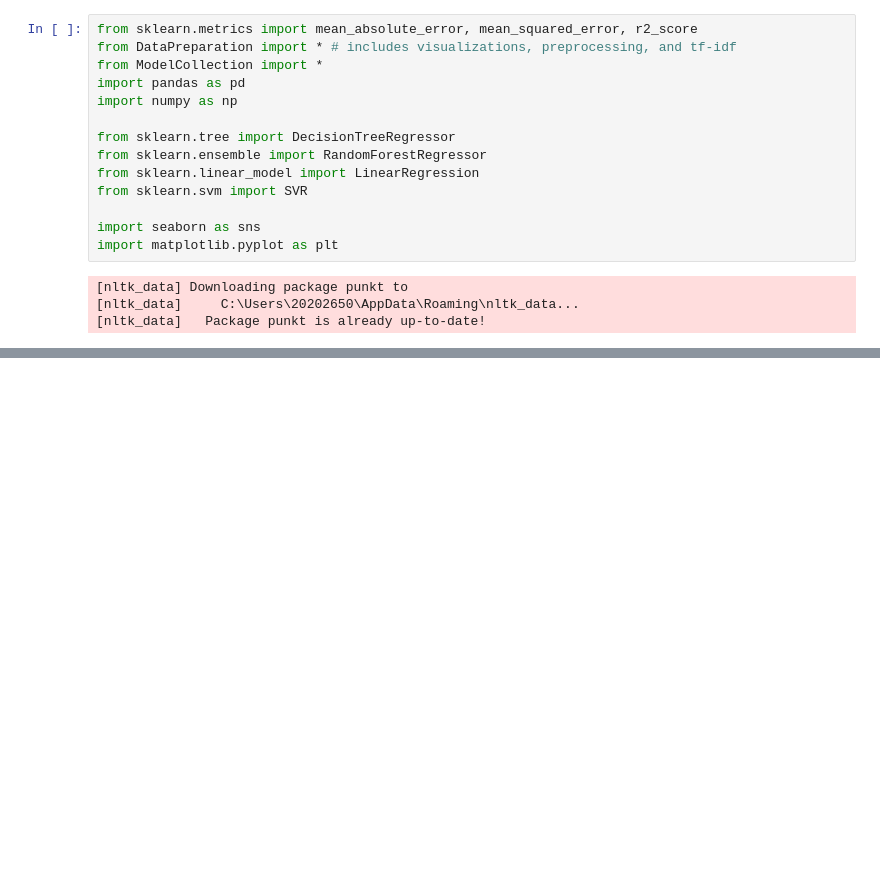
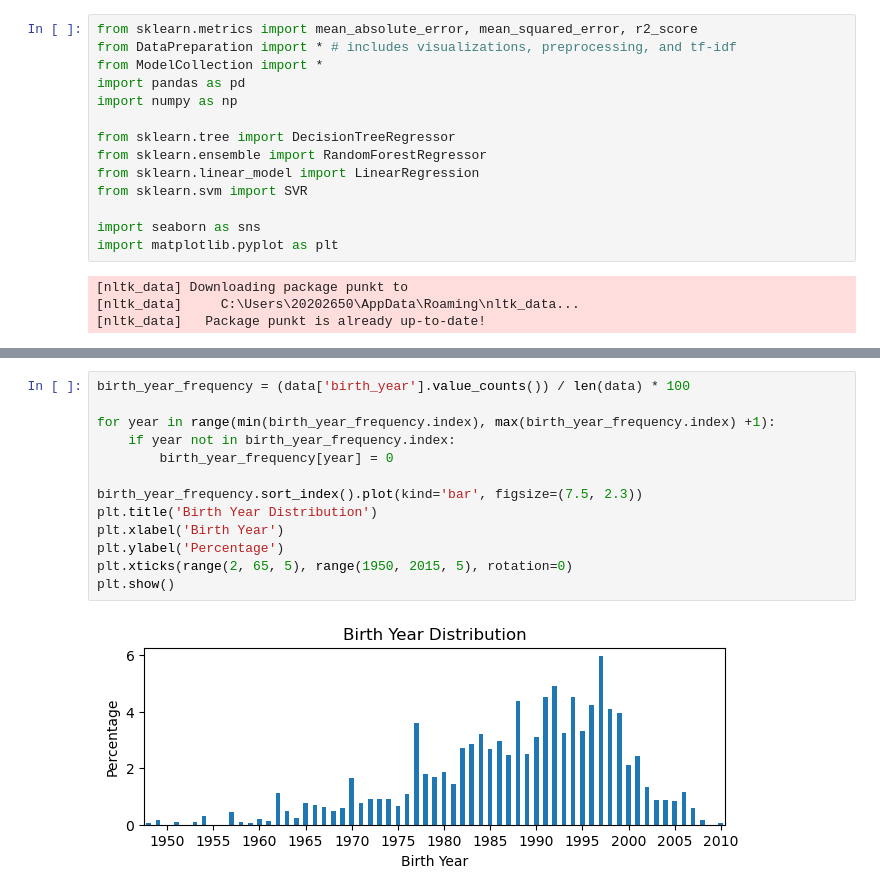
Before and after one commit to dorushendriks/LanguageAndAI, a Jupyter notebook: Analysis/analysis.ipynb, the cells around one changed output, grey strips where cells are left out. Cells and saved outputs as stored; diff of their text form; blank space fills up the shorter version.

```diff
--- a/Analysis/analysis.ipynb
+++ b/Analysis/analysis.ipynb
@@ -62,0 +61,15 @@ AttributeError: 'ModelCollection' object has no attribute 'names'
+# %%
+birth_year_frequency = (data['birth_year'].value_counts()) / len(data) * 100
+
+for year in range(min(birth_year_frequency.index), max(birth_year_frequency.index) +1):
+    if year not in birth_year_frequency.index:
+        birth_year_frequency[year] = 0
+
+birth_year_frequency.sort_index().plot(kind='bar', figsize=(7.5, 2.3))
+plt.title('Birth Year Distribution')
+plt.xlabel('Birth Year')
+plt.ylabel('Percentage')
+plt.xticks(range(2, 65, 5), range(1950, 2015, 5), rotation=0)
+plt.show()
+# %% [output]
+[figure, added]
```
Also changed, not shown: parts of 12 cells of this notebook, 12 other files.
